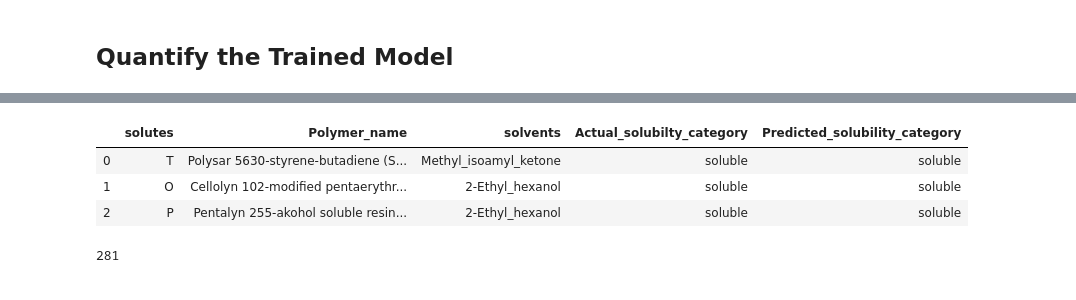
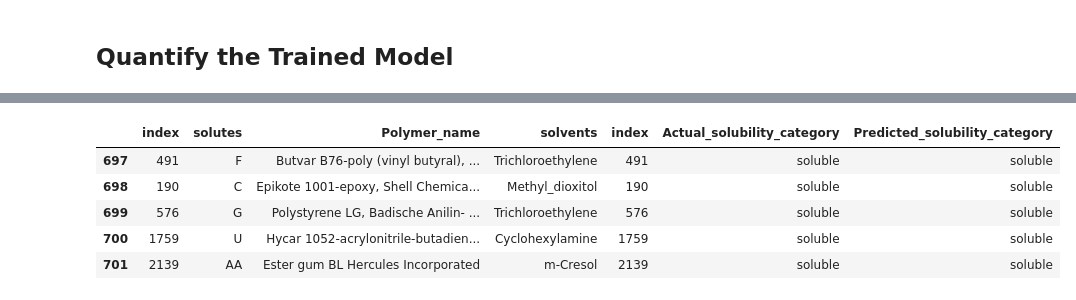
Before and after one commit to InnaG33/dissolve_me, a Jupyter notebook: solubility_model.ipynb, the cells around one changed output, grey strips where cells are left out. Cells and saved outputs as stored; diff of their text form; code cells hidden in the pictures.

Commit message:
adding model_v2 and solutes estimator

```diff
--- a/solubility_model.ipynb
+++ b/solubility_model.ipynb
@@ -715,3 +843,7 @@ X_test_scaled = X_scaler.transform(X_test)
+# %%
+X_scaler = MinMaxScaler().fit(X)
+X_train_scaled = X_scaler.transform(X_train)
+X_test_scaled = X_scaler.transform(X_test)
 # %%
 X_test.dtypes
 # %% [output]
@@ -770,9 +891,9 @@ print(y_test_categorical.shape)
 # %%
 # Create a Neural Network model here
 model = Sequential()
-model.add(Dense(units=50, activation='relu', input_dim=15))
-model.add(Dense(units=50, activation='relu'))
-model.add(Dense(units=50, activation='relu'))
+model.add(Dense(units=20, activation='relu', input_dim=14))
+model.add(Dense(units=15, activation='relu'))
+model.add(Dense(units=10, activation='relu'))
 model.add(Dense(units=3, activation='softmax'))
 # %%
 # Compile the model
@@ -803,7 +924,7 @@ _________________________________________________________________
 model.fit(
     X_train_scaled,
     y_train_categorical,
-    epochs=1000,
+    epochs=500,
     shuffle=True,
     verbose=2
 )
@@ -839,3 +962,7 @@ predictions = model.predict_classes(X_test_scaled)
+# %%
+#Make prediction
+
+predictions=np.argmax(model.predict(X_test_scaled), axis=-1)
 # %%
 encoded_results = label_encoder.inverse_transform(predictions)
 # %%
@@ -911,13 +1030,11 @@ tested_results.tail()
 # %%
-tested_results.drop(['index'], axis=1, inplace=True)
-tested_results.head(3)
+tested_results.tail()
+# tested_results.drop(['index'], axis=1, inplace=True)
 # %% [output]
-|  | solutes | Polymer_name | solvents | Actual_solubilty_category | Predicted_solubility_category |
-| 0 | T | Polysar 5630-styrene-butadiene (S... | Methyl_isoamyl_ketone | soluble | soluble |
-| 1 | O | Cellolyn 102-modified pentaerythr... | 2-Ethyl_hexanol | soluble | soluble |
-| 2 | P | Pentalyn 255-akohol soluble resin... | 2-Ethyl_hexanol | soluble | soluble |
+|  | index | solutes | Polymer_name | solvents | index | Actual_solubility_category | Predicted_solubility_category |
+| 697 | 491 | F | Butvar B76-poly (vinyl butyral), ... | Trichloroethylene | 491 | soluble | soluble |
+| 698 | 190 | C | Epikote 1001-epoxy, Shell Chemica... | Methyl_dioxitol | 190 | soluble | soluble |
+| 699 | 576 | G | Polystyrene LG, Badische Anilin- ... | Trichloroethylene | 576 | soluble | soluble |
+| 700 | 1759 | U | Hycar 1052-acrylonitrile-butadien... | Cyclohexylamine | 1759 | soluble | soluble |
+| 701 | 2139 | AA | Ester gum BL Hercules Incorporated | m-Cresol | 2139 | soluble | soluble |
-# %%
-len(tested_results)
-# %% [output]
-281
 # %%
```
Also changed, not shown: parts of 89 cells of this notebook, 19 other files.
